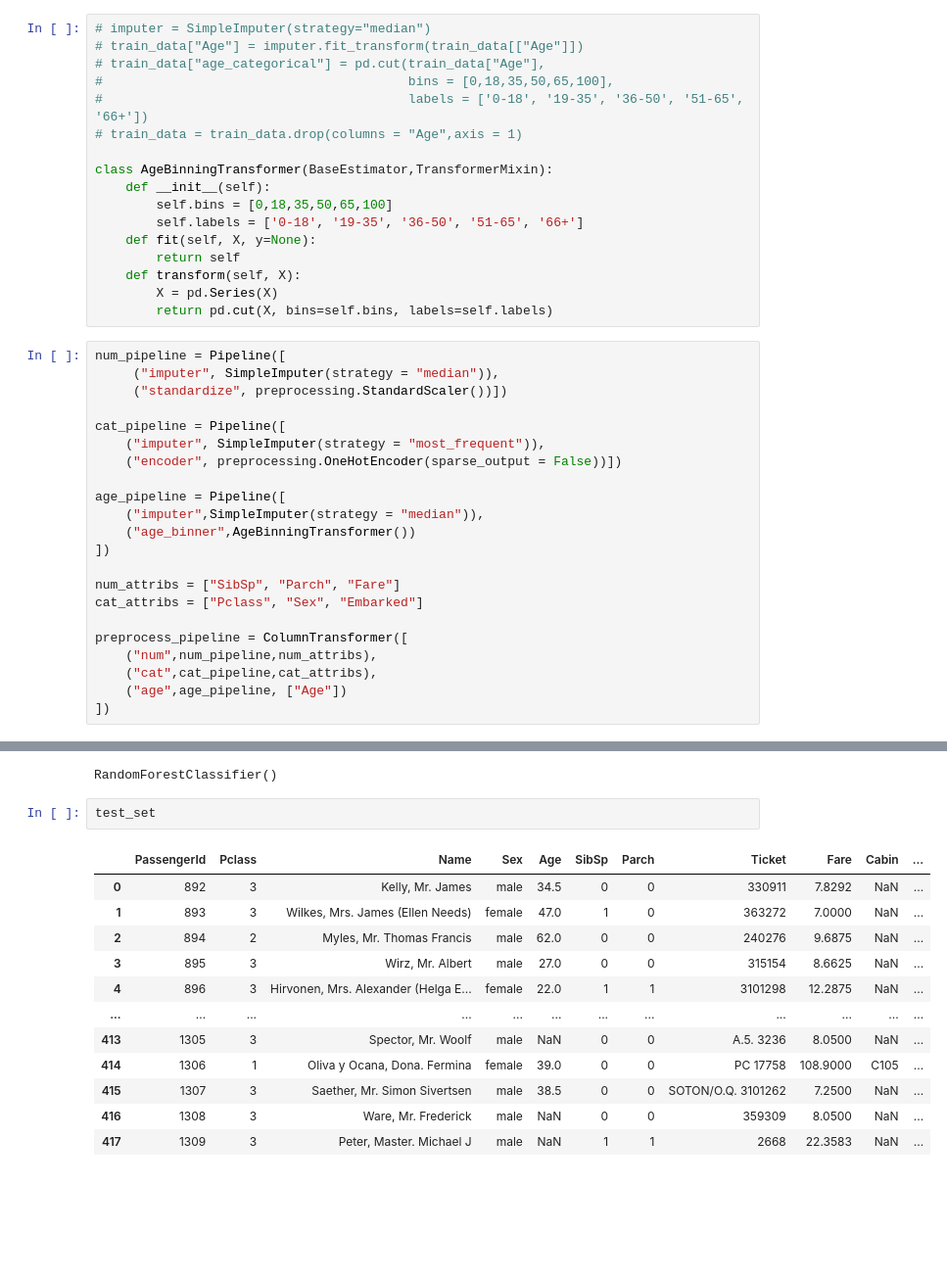
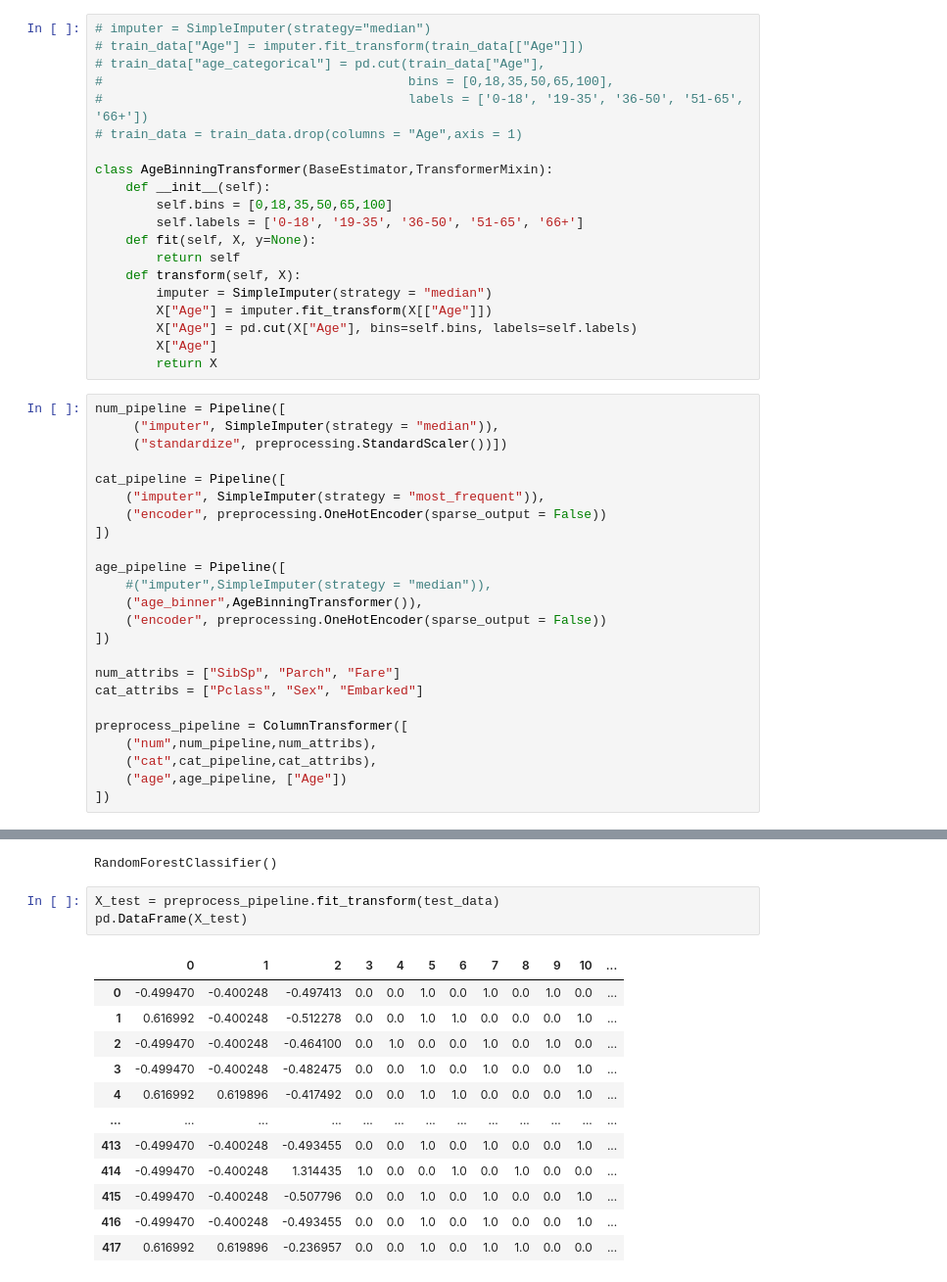
Before and after one commit to bennk0509/Hands-On-Machine-Learning-with-Scikit-Learn-Keras-and-TensorFlow-3rd-Edition, a Jupyter notebook: 3. Exercises.ipynb, the cells around one changed output, grey strips where cells are left out. Shown at 98% size. Cells and saved outputs as stored; diff of their text form; blank space fills up the shorter version.

```diff
--- a/3. Exercises.ipynb
+++ b/3. Exercises.ipynb
@@ -253,8 +253,11 @@ class AgeBinningTransformer(BaseEstimator,TransformerMixin):
     def fit(self, X, y=None):
         return self
     def transform(self, X):
-        X = pd.Series(X)
-        return pd.cut(X, bins=self.bins, labels=self.labels)
+        imputer = SimpleImputer(strategy = "median")
+        X["Age"] = imputer.fit_transform(X[["Age"]])
+        X["Age"] = pd.cut(X["Age"], bins=self.bins, labels=self.labels)
+        X["Age"]
+        return X
 # %%
 num_pipeline = Pipeline([
      ("imputer", SimpleImputer(strategy = "median")),
@@ -262,11 +265,13 @@ num_pipeline = Pipeline([
 
 cat_pipeline = Pipeline([
     ("imputer", SimpleImputer(strategy = "most_frequent")),
-    ("encoder", preprocessing.OneHotEncoder(sparse_output = False))])
+    ("encoder", preprocessing.OneHotEncoder(sparse_output = False))
+])
 
 age_pipeline = Pipeline([
-    ("imputer",SimpleImputer(strategy = "median")),
-    ("age_binner",AgeBinningTransformer())
+    #("imputer",SimpleImputer(strategy = "median")),
+    ("age_binner",AgeBinningTransformer()),
+    ("encoder", preprocessing.OneHotEncoder(sparse_output = False))
 ])
 
 num_attribs = ["SibSp", "Parch", "Fare"]
@@ -306,17 +305,18 @@ randomClassi.fit(X_train,train_set_target)
 # %% [output]
 RandomForestClassifier()
 # %%
-test_set
+X_test = preprocess_pipeline.fit_transform(test_data)
+pd.DataFrame(X_test)
 # %% [output]
-|  | PassengerId | Pclass | Name | Sex | Age | SibSp | Parch | Ticket | Fare | Cabin | ... |
-| 0 | 892 | 3 | Kelly, Mr. James | male | 34.5 | 0 | 0 | 330911 | 7.8292 | NaN | ... |
-| 1 | 893 | 3 | Wilkes, Mrs. James (Ellen Needs) | female | 47.0 | 1 | 0 | 363272 | 7.0000 | NaN | ... |
-| 2 | 894 | 2 | Myles, Mr. Thomas Francis | male | 62.0 | 0 | 0 | 240276 | 9.6875 | NaN | ... |
-| 3 | 895 | 3 | Wirz, Mr. Albert | male | 27.0 | 0 | 0 | 315154 | 8.6625 | NaN | ... |
-| 4 | 896 | 3 | Hirvonen, Mrs. Alexander (Helga E... | female | 22.0 | 1 | 1 | 3101298 | 12.2875 | NaN | ... |
-| ... | ... | ... | ... | ... | ... | ... | ... | ... | ... | ... | ... |
-| 413 | 1305 | 3 | Spector, Mr. Woolf | male | NaN | 0 | 0 | A.5. 3236 | 8.0500 | NaN | ... |
-| 414 | 1306 | 1 | Oliva y Ocana, Dona. Fermina | female | 39.0 | 0 | 0 | PC 17758 | 108.9000 | C105 | ... |
-| 415 | 1307 | 3 | Saether, Mr. Simon Sivertsen | male | 38.5 | 0 | 0 | SOTON/O.Q. 3101262 | 7.2500 | NaN | ... |
-| 416 | 1308 | 3 | Ware, Mr. Frederick | male | NaN | 0 | 0 | 359309 | 8.0500 | NaN | ... |
-| 417 | 1309 | 3 | Peter, Master. Michael J | male | NaN | 1 | 1 | 2668 | 22.3583 | NaN | ... |
+|  | 0 | 1 | 2 | 3 | 4 | 5 | 6 | 7 | 8 | 9 | 10 | ... |
+| 0 | -0.499470 | -0.400248 | -0.497413 | 0.0 | 0.0 | 1.0 | 0.0 | 1.0 | 0.0 | 1.0 | 0.0 | ... |
+| 1 | 0.616992 | -0.400248 | -0.512278 | 0.0 | 0.0 | 1.0 | 1.0 | 0.0 | 0.0 | 0.0 | 1.0 | ... |
+| 2 | -0.499470 | -0.400248 | -0.464100 | 0.0 | 1.0 | 0.0 | 0.0 | 1.0 | 0.0 | 1.0 | 0.0 | ... |
+| 3 | -0.499470 | -0.400248 | -0.482475 | 0.0 | 0.0 | 1.0 | 0.0 | 1.0 | 0.0 | 0.0 | 1.0 | ... |
+| 4 | 0.616992 | 0.619896 | -0.417492 | 0.0 | 0.0 | 1.0 | 1.0 | 0.0 | 0.0 | 0.0 | 1.0 | ... |
+| ... | ... | ... | ... | ... | ... | ... | ... | ... | ... | ... | ... | ... |
+| 413 | -0.499470 | -0.400248 | -0.493455 | 0.0 | 0.0 | 1.0 | 0.0 | 1.0 | 0.0 | 0.0 | 1.0 | ... |
+| 414 | -0.499470 | -0.400248 | 1.314435 | 1.0 | 0.0 | 0.0 | 1.0 | 0.0 | 1.0 | 0.0 | 0.0 | ... |
+| 415 | -0.499470 | -0.400248 | -0.507796 | 0.0 | 0.0 | 1.0 | 0.0 | 1.0 | 0.0 | 0.0 | 1.0 | ... |
+| 416 | -0.499470 | -0.400248 | -0.493455 | 0.0 | 0.0 | 1.0 | 0.0 | 1.0 | 0.0 | 0.0 | 1.0 | ... |
+| 417 | 0.616992 | 0.619896 | -0.236957 | 0.0 | 0.0 | 1.0 | 0.0 | 1.0 | 1.0 | 0.0 | 0.0 | ... |
```
Also changed, not shown: parts of 7 cells of this notebook, 2 other files.
